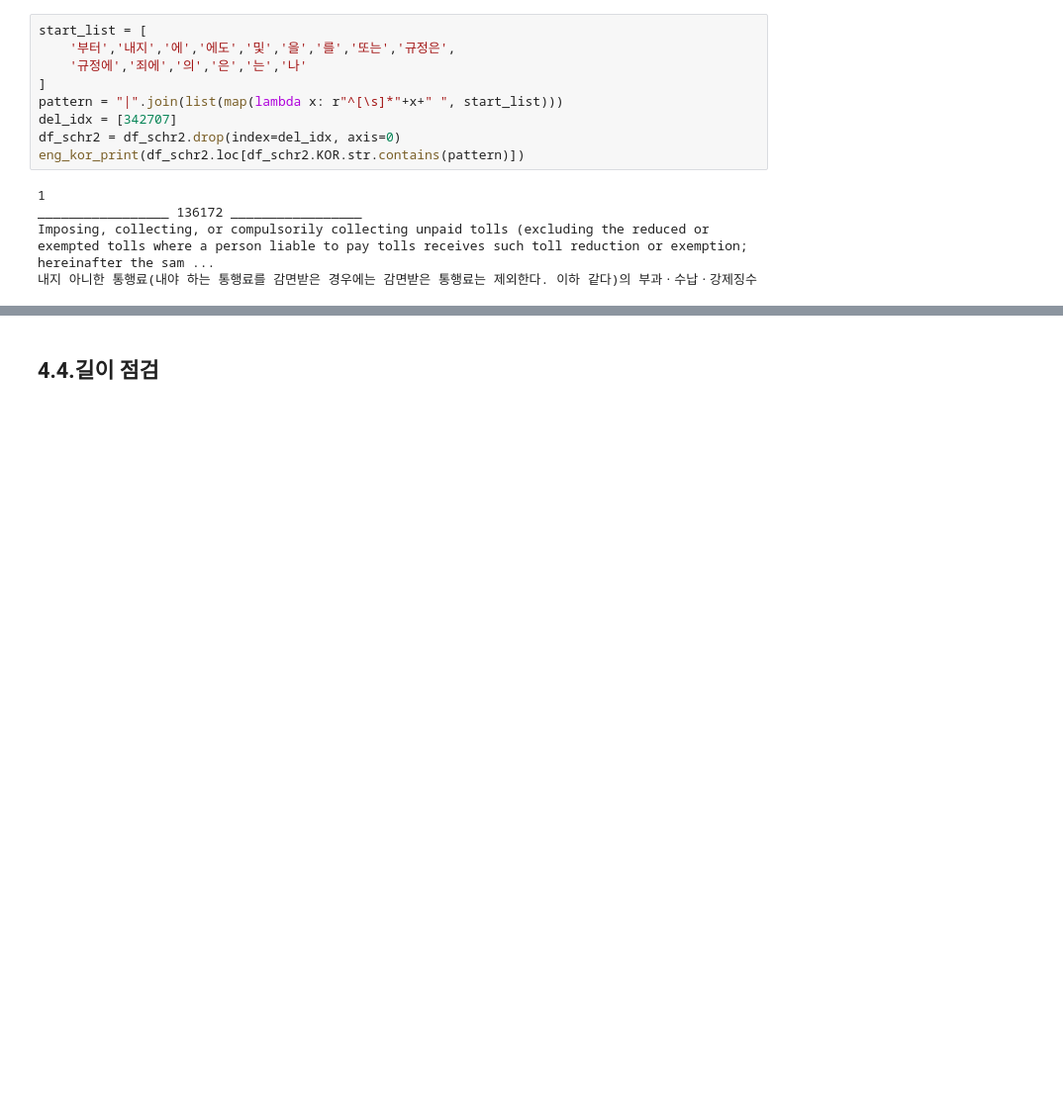
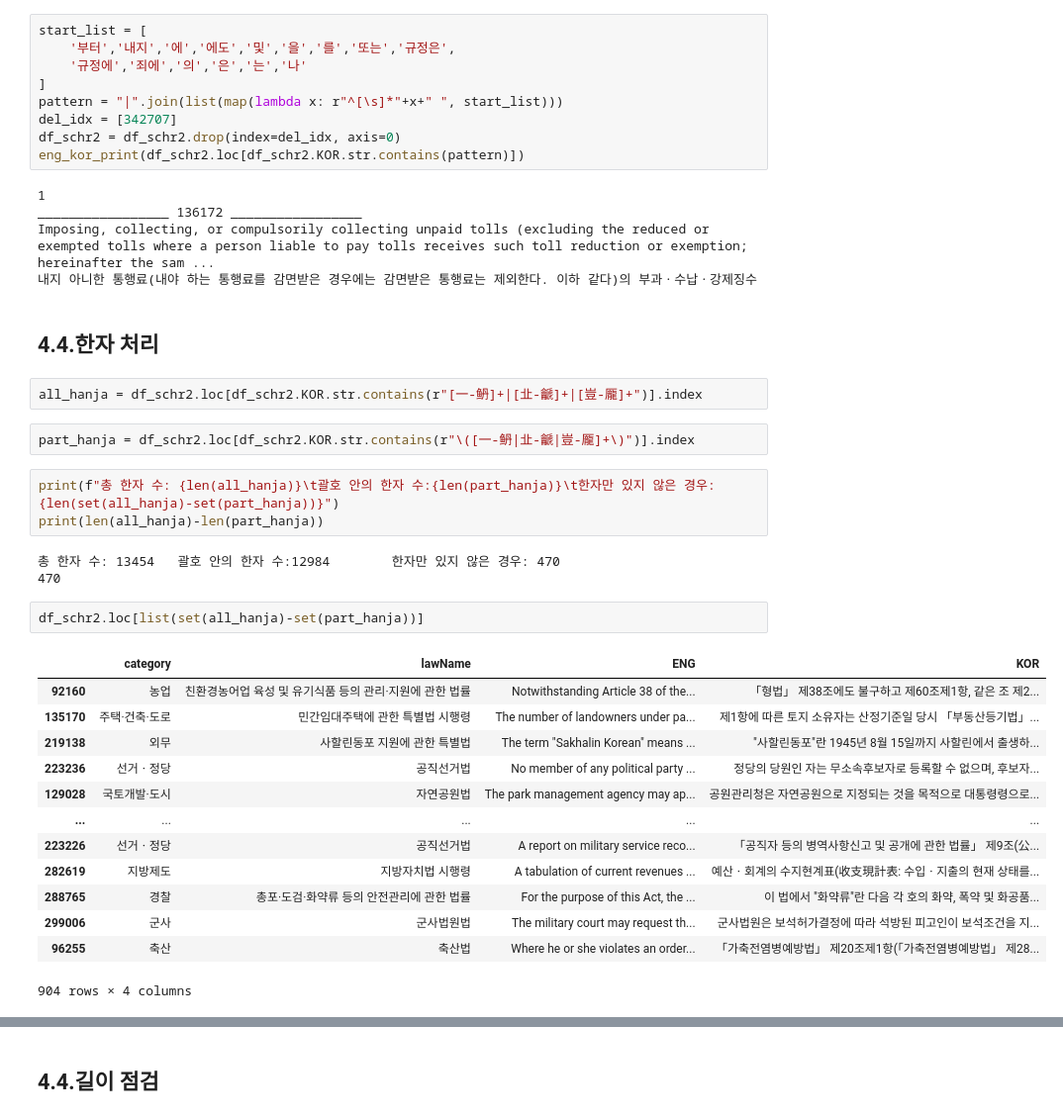
Before and after one commit to tjtmddnjswkd/capstone, a Jupyter notebook: 2_preprocessing/p3_preprocessing_memo.ipynb, the cells around one changed output, grey strips where cells are left out. Shown at 99% size. Saved outputs shown, nothing was run; the diff lists cells and outputs as text; blank space fills up the shorter version.

Commit message:
preprocessing -- hanja

```diff
--- a/2_preprocessing/p3_preprocessing_memo.ipynb
+++ b/2_preprocessing/p3_preprocessing_memo.ipynb
@@ -2723,3 +2723,31 @@ eng_kor_print(df_schr2.loc[df_schr2.KOR.str.contains(pattern)])
 _________________ 136172 _________________
 Imposing, collecting, or compulsorily collecting unpaid tolls (excluding the reduced or exempted tolls where a person liable to pay tolls receives such toll reduction or exemption; hereinafter the sam ...
 내지 아니한 통행료(내야 하는 통행료를 감면받은 경우에는 감면받은 통행료는 제외한다. 이하 같다)의 부과ㆍ수납ㆍ강제징수
+# %% [markdown]
+## 4.4.한자 처리
+# %%
+all_hanja = df_schr2.loc[df_schr2.KOR.str.contains(r"[一-鿕]+|[㐀-䶵]+|[豈-龎]+")].index
+# %%
+part_hanja = df_schr2.loc[df_schr2.KOR.str.contains(r"\([一-鿕|㐀-䶵|豈-龎]+\)")].index
+# %%
+print(f"총 한자 수: {len(all_hanja)}\t괄호 안의 한자 수:{len(part_hanja)}\t한자만 있지 않은 경우: {len(set(all_hanja)-set(part_hanja))}")
+print(len(all_hanja)-len(part_hanja))
+# %% [output]
+총 한자 수: 13454   괄호 안의 한자 수:12984        한자만 있지 않은 경우: 470
+470
+# %%
+df_schr2.loc[list(set(all_hanja)-set(part_hanja))]
+# %% [output]
+|  | category | lawName | ENG | KOR |
+| 92160 | 농업 | 친환경농어업 육성 및 유기식품 등의 관리·지원에 관한 법률 | Notwithstanding Article 38 of the... | 「형법」 제38조에도 불구하고 제60조제1항, 같은 조 제2... |
+| 135170 | 주택·건축·도로 | 민간임대주택에 관한 특별법 시행령 | The number of landowners under pa... | 제1항에 따른 토지 소유자는 산정기준일 당시 「부동산등기법」... |
+| 219138 | 외무 | 사할린동포 지원에 관한 특별법 | The term "Sakhalin Korean" means ... | "사할린동포"란 1945년 8월 15일까지 사할린에서 출생하... |
+| 223236 | 선거ㆍ정당 | 공직선거법 | No member of any political party ... | 정당의 당원인 자는 무소속후보자로 등록할 수 없으며, 후보자... |
+| 129028 | 국토개발·도시 | 자연공원법 | The park management agency may ap... | 공원관리청은 자연공원으로 지정되는 것을 목적으로 대통령령으로... |
+| ... | ... | ... | ... | ... |
+| 223226 | 선거ㆍ정당 | 공직선거법 | A report on military service reco... | 「공직자 등의 병역사항신고 및 공개에 관한 법률」 제9조(公... |
+| 282619 | 지방제도 | 지방자치법 시행령 | A tabulation of current revenues ... | 예산ㆍ회계의 수지현계표(收支現計表: 수입ㆍ지출의 현재 상태를... |
+| 288765 | 경찰 | 총포·도검·화약류 등의 안전관리에 관한 법률 | For the purpose of this Act, the ... | 이 법에서 "화약류"란 다음 각 호의 화약, 폭약 및 화공품... |
+| 299006 | 군사 | 군사법원법 | The military court may request th... | 군사법원은 보석허가결정에 따라 석방된 피고인이 보석조건을 지... |
+| 96255 | 축산 | 축산법 | Where he or she violates an order... | 「가축전염병예방법」 제20조제1항(「가축전염병예방법」 제28... |
+904 rows × 4 columns
```
Also changed, not shown: parts of 13 cells of this notebook.
